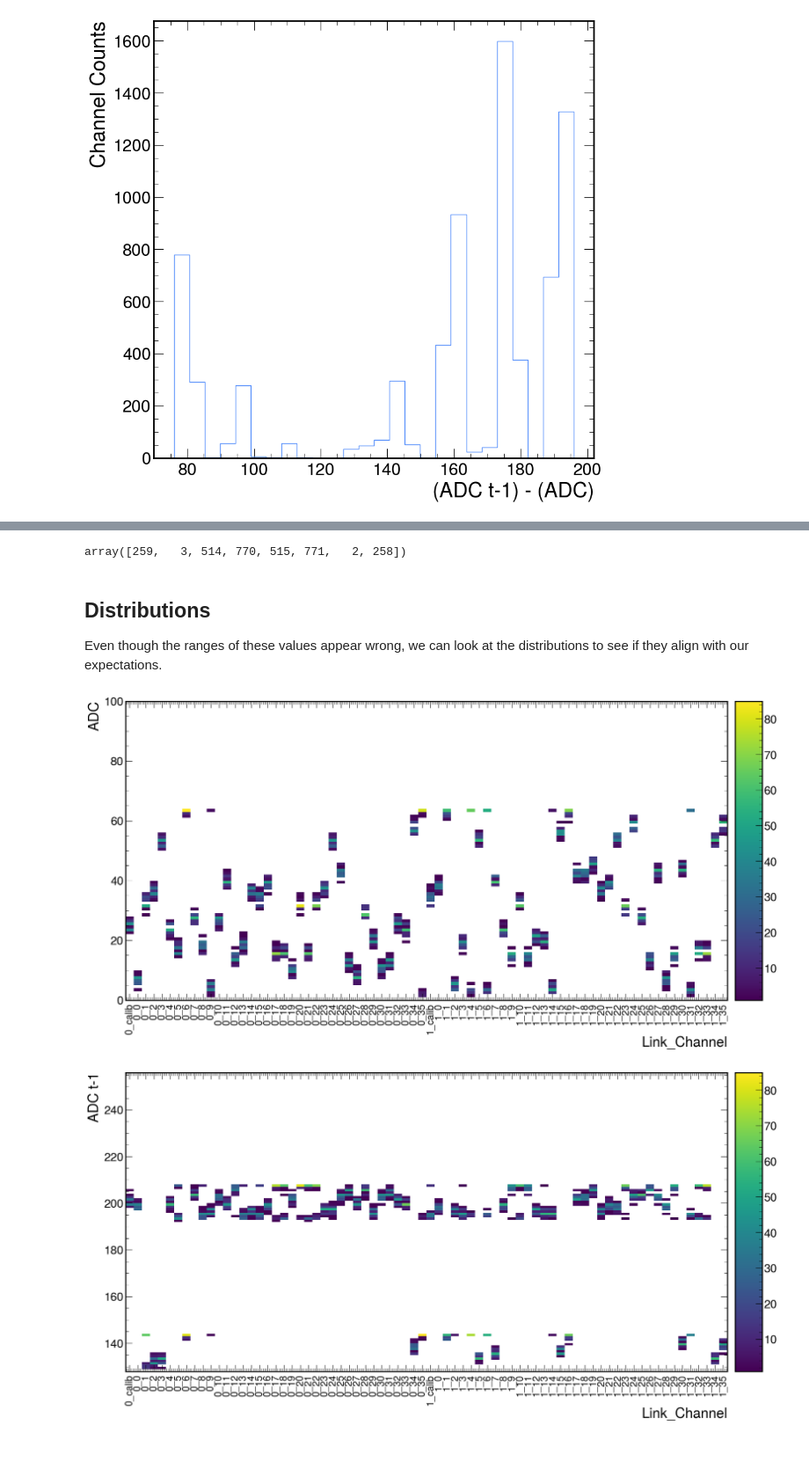
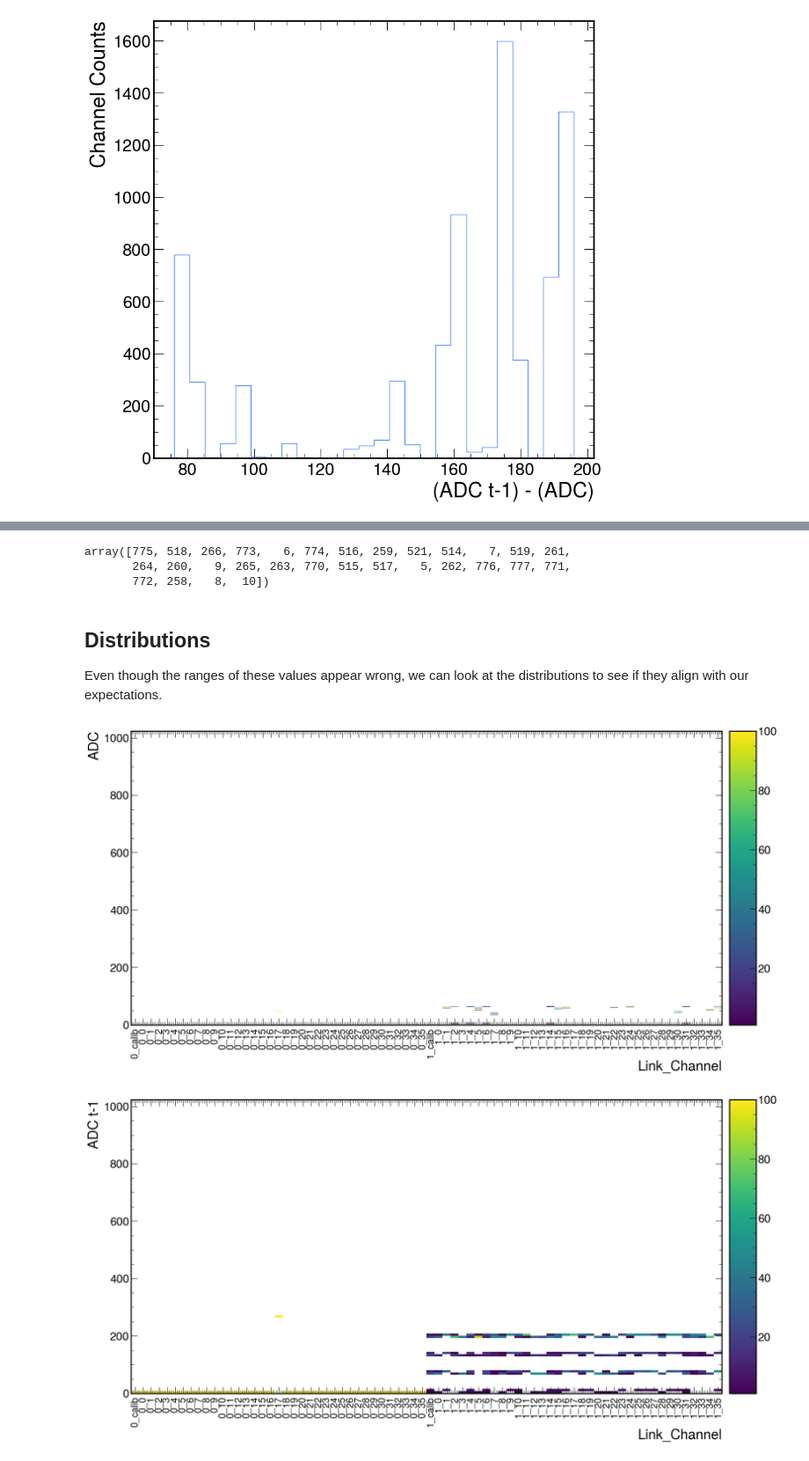
Before and after one commit to tomeichlersmith/ldmx-hgcroc-ana-dump, a Jupyter notebook: pedestals.ipynb, the cells around one changed output, grey strips where cells are left out. Shown: that part at 88% size. Cells and saved outputs as stored; diff of their text form; code cells hidden in the pictures.

```diff
--- a/pedestals.ipynb
+++ b/pedestals.ipynb
@@ -8,6 +8,6 @@ import mplhep.error_estimation
 mpl.style.use(mplhep.style.ROOT)
 import matplotlib.pyplot as plt
 # %%
-pedestals = pd.read_csv('data/pedestals-default.csv')
+pedestals = pd.read_csv('../pflib/data/align-decoding/pedestal-2025-05-28-194133.csv')
 # define a unique ID for each channel to make histograms a bit easier to make
 pedestals['uid'] = pedestals['link'].astype(str)+'_'+pedestals['channel']
@@ -85,7 +89,9 @@ plt.show()
 # %%
 pedestals.toa.unique()
 # %% [output]
-array([259,   3, 514, 770, 515, 771,   2, 258])
+array([775, 518, 266, 773,   6, 774, 516, 259, 521, 514,   7, 519, 261,
+       264, 260,   9, 265, 263, 770, 515, 517,   5, 262, 776, 777, 771,
+       772, 258,   8,  10])
 # %% [markdown]
 ## Distributions
 
@@ -110,13 +116,13 @@ def fill_and_plot_all_channels(
     plt.xticks(rotation=90, size='x-small')
     plt.show()
 # %%
-fill_and_plot_all_channels('adc','ADC',0,100)
+fill_and_plot_all_channels('adc','ADC',0,1024)
 # %% [output]
-[figure, old version]
+[figure, new version]
 # %%
-fill_and_plot_all_channels('adc_tm1','ADC t-1',128,256)
+fill_and_plot_all_channels('adc_tm1','ADC t-1',0,1024,rebin=8)
 # %% [output]
-[figure, old version]
+[figure, new version]
 # %%
 fill_and_plot_all_channels('toa','TOA',0,1024,rebin=8)
 # %% [output]
```
Also changed, not shown: parts of 5 cells of this notebook, 1 other file.
